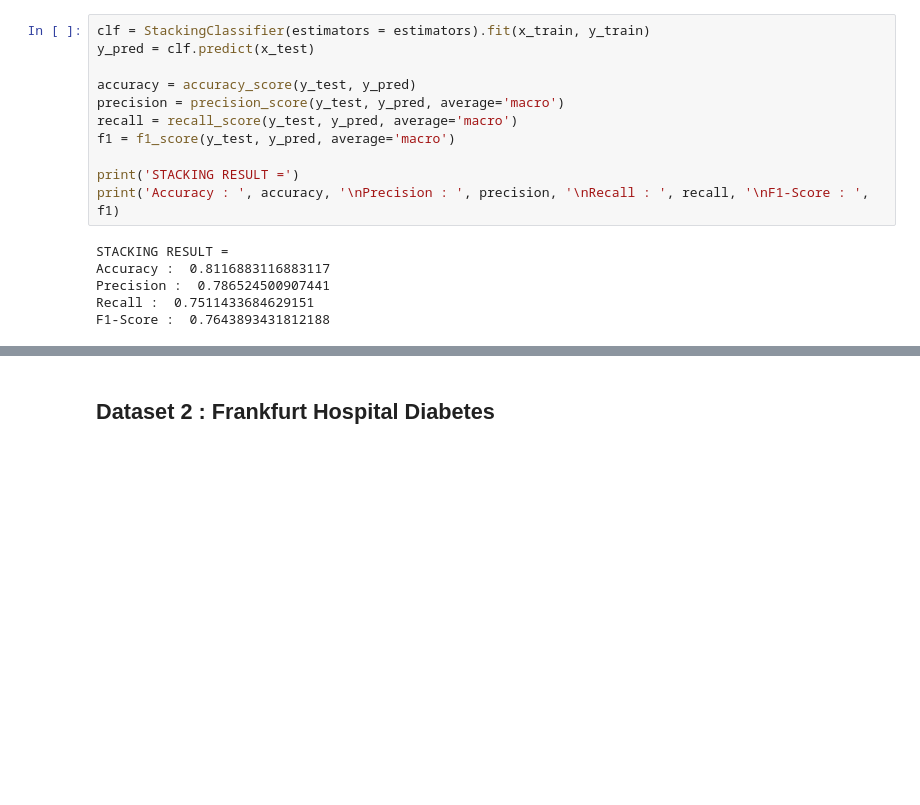
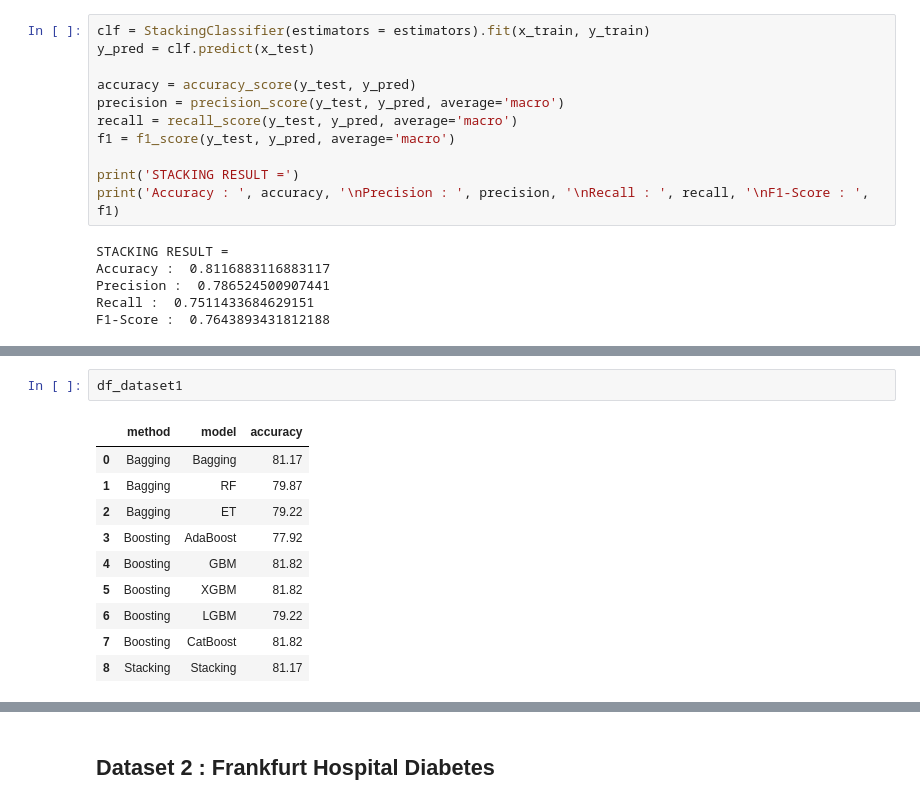
Before and after one commit to LinggarM/Ensemble-Learning-Comparison-on-Diabetes-Classification, a Jupyter notebook: pengenalan_pola_Perbandingan_Metode_Ensemble_Learning_pada_Klasifikasi_Diabetes.ipynb, the cells around one changed output, grey strips where cells are left out. Drawn from its saved outputs; the diff is of its cells as text; blank space fills up the shorter version.

```diff
--- a/pengenalan_pola_Perbandingan_Metode_Ensemble_Learning_pada_Klasifikasi_Diabetes.ipynb
+++ b/pengenalan_pola_Perbandingan_Metode_Ensemble_Learning_pada_Klasifikasi_Diabetes.ipynb
@@ -361,0 +371,13 @@ F1-Score :  0.7643893431812188
+# %%
+df_dataset1
+# %% [output]
+|  | method | model | accuracy |
+| 0 | Bagging | Bagging | 81.17 |
+| 1 | Bagging | RF | 79.87 |
+| 2 | Bagging | ET | 79.22 |
+| 3 | Boosting | AdaBoost | 77.92 |
+| 4 | Boosting | GBM | 81.82 |
+| 5 | Boosting | XGBM | 81.82 |
+| 6 | Boosting | LGBM | 79.22 |
+| 7 | Boosting | CatBoost | 81.82 |
+| 8 | Stacking | Stacking | 81.17 |
```
Also changed, not shown: parts of 12 cells of this notebook.
